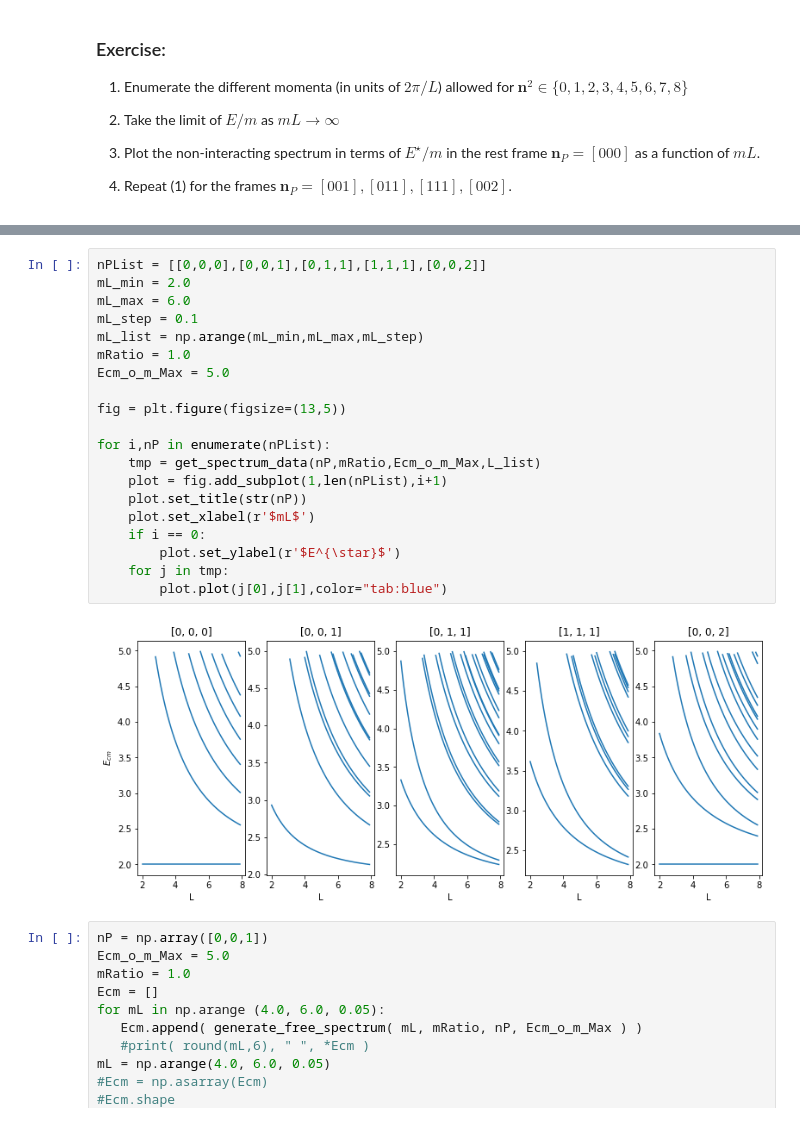
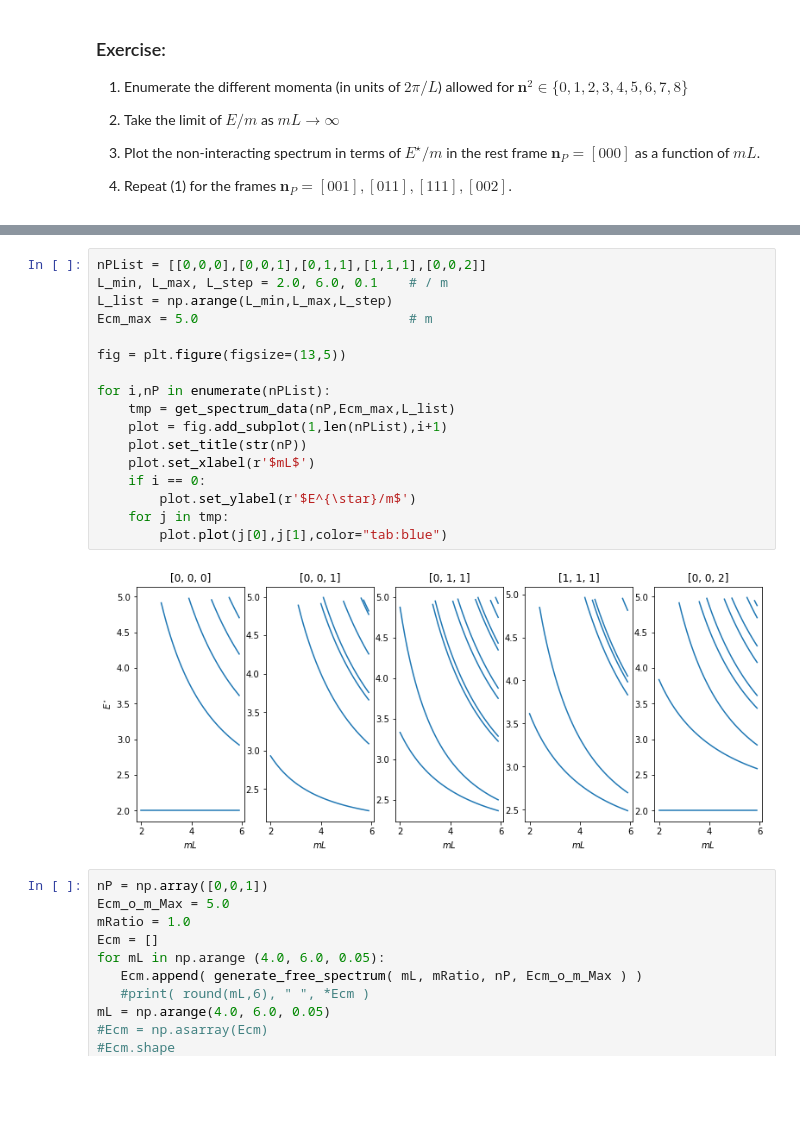
Before and after one commit to ajackura/LatticeSummerSchool2021-ScatteringExercises, a Jupyter notebook: Notebooks-final/hadspec_ex2_luescher.ipynb, the cells around one changed output, grey strips where cells are left out. Drawn from its saved outputs; the diff is of its cells as text; blank space fills up the shorter version.

```diff
--- a/Notebooks-final/hadspec_ex2_luescher.ipynb
+++ b/Notebooks-final/hadspec_ex2_luescher.ipynb
@@ -148,25 +160,22 @@ def get_spectrum_data(nP,mRatio,EcmMax,LRange):
 # %%
 nPList = [[0,0,0],[0,0,1],[0,1,1],[1,1,1],[0,0,2]]
-mL_min = 2.0
-mL_max = 6.0
-mL_step = 0.1
-mL_list = np.arange(mL_min,mL_max,mL_step)
-mRatio = 1.0
-Ecm_o_m_Max = 5.0
+L_min, L_max, L_step = 2.0, 6.0, 0.1    # / m
+L_list = np.arange(L_min,L_max,L_step)
+Ecm_max = 5.0                           # m
 
 fig = plt.figure(figsize=(13,5))
 
 for i,nP in enumerate(nPList):
-    tmp = get_spectrum_data(nP,mRatio,Ecm_o_m_Max,L_list)
+    tmp = get_spectrum_data(nP,Ecm_max,L_list)
     plot = fig.add_subplot(1,len(nPList),i+1)
     plot.set_title(str(nP))
     plot.set_xlabel(r'$mL$')
     if i == 0:
-        plot.set_ylabel(r'$E^{\star}$')
+        plot.set_ylabel(r'$E^{\star}/m$')
     for j in tmp:
         plot.plot(j[0],j[1],color="tab:blue")
 # %% [output]
-[figure, old version]
+[figure, new version]
 # %%
 nP = np.array([0,0,1])
 Ecm_o_m_Max = 5.0
```
Also changed, not shown: parts of 1 cell of this notebook.
